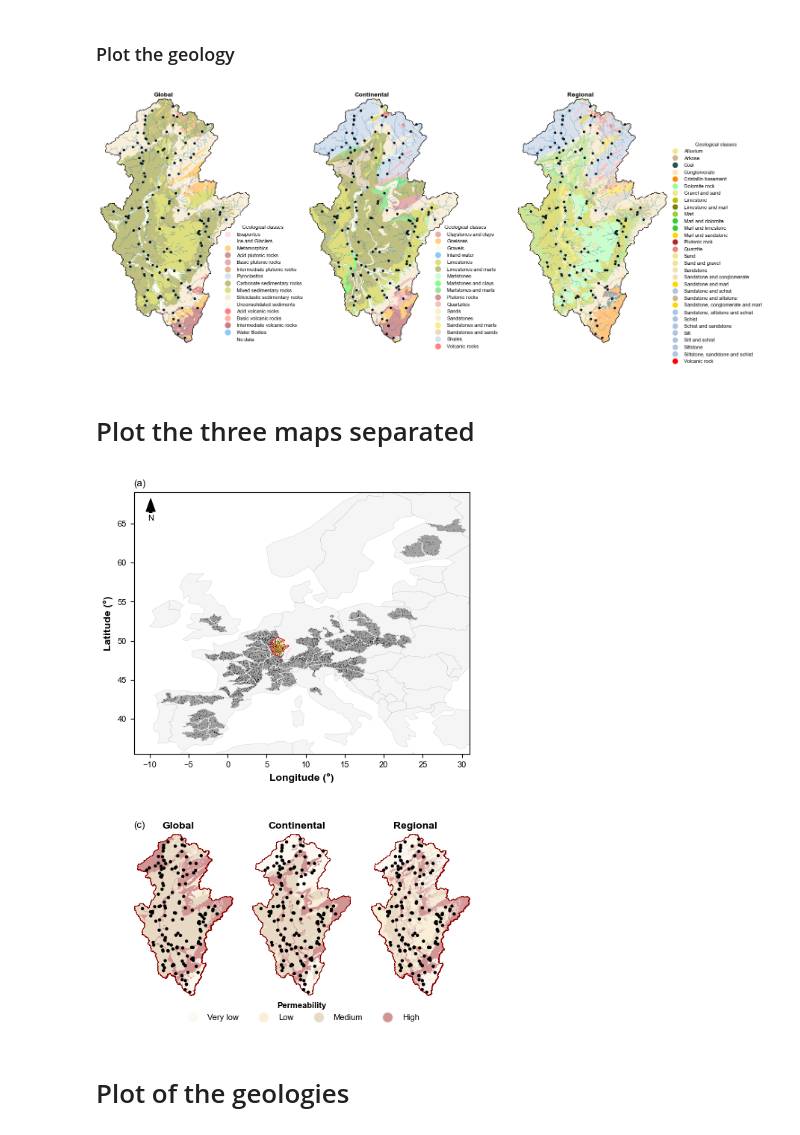
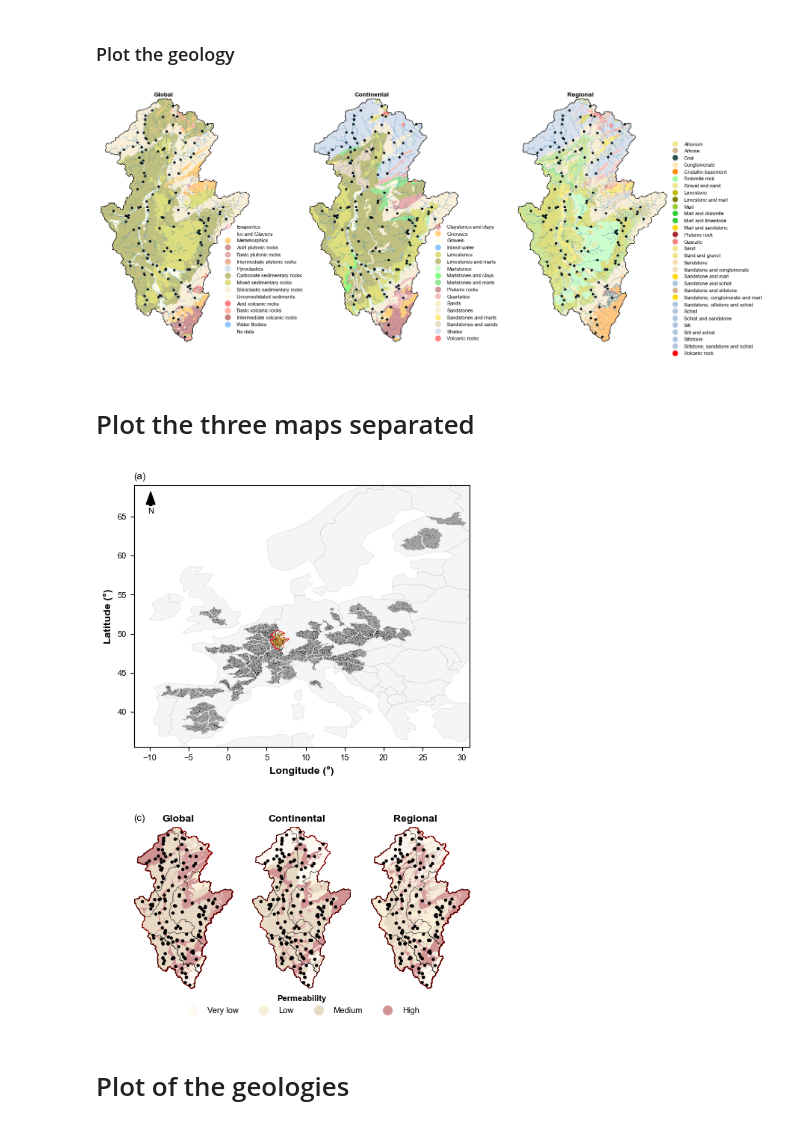
Before and after one commit to thiagovmdon/LSH-quality_geology, a Jupyter notebook: code/Part_D_Moselle_variables_exploration_catchments_Moselle.ipynb, the cells around one changed output. Drawn from its saved outputs; the diff is of its cells as text; code cells hidden in the pictures.

```diff
--- a/code/Part_D_Moselle_variables_exploration_catchments_Moselle.ipynb
+++ b/code/Part_D_Moselle_variables_exploration_catchments_Moselle.ipynb
@@ -466,4 +497,4 @@ estreams_attributes_dfs[catchment]
 # %%
 estreams_attributes_dfs_cat = estreams_attributes_dfs[catchment]
-estreams_attributes_dfs_cat = estreams_attributes_dfs_cat[estreams_attributes_dfs_cat.end_date >= "2009"]
+#estreams_attributes_dfs_cat = estreams_attributes_dfs_cat[estreams_attributes_dfs_cat.end_date >= "2009"]
 estreams_attributes_dfs_cat
@@ -483,7 +529,7 @@ for variable in tqdm.tqdm(estreams_attributes.columns[29:43]):
     for catchment in estreams_attributes_dfs.keys():
 
         estreams_attributes_dfs_cat = estreams_attributes_dfs[catchment]
-        estreams_attributes_dfs_cat = estreams_attributes_dfs_cat[estreams_attributes_dfs_cat.end_date > "2009"]
+        #estreams_attributes_dfs_cat = estreams_attributes_dfs_cat[estreams_attributes_dfs_cat.end_date > "2009"]
         estreams_attributes_dfs_cat = estreams_attributes_dfs_cat[['q_mean',
        'q_runoff_ratio', 'q_elas_Sankarasubramanian', 'slope_sawicz',
        'baseflow_index', 'hfd_mean', 'hfd_std', 'q_5', 'q_95', 'hq_freq',
@@ -9466,7 +9589,7 @@ ax1.set_ylabel('')
 # Create custom legend elements with circles for the first plot
 geology_legend_elements1 = [Line2D([0], [0], marker='o', color='w', markerfacecolor=color, markersize=10, alpha=0.5,
                                    label=cls) for cls, color in color_mapping_glim_legend.items()]
-geology_legend1 = ax1.legend(handles=geology_legend_elements1, title='Geological classes',
+geology_legend1 = ax1.legend(handles=geology_legend_elements1, title='',
                              bbox_to_anchor=(0.79, 0.5), frameon=False)
 
 # Add the geological classes legend back to the first plot
@@ -9506,7 +9629,7 @@ ax2.set_ylabel('')
 # Create custom legend elements with circles for the second plot
 geology_legend_elements2 = [Line2D([0], [0], marker='o', color='w', markerfacecolor=color, markersize=10, alpha=0.5,
                                    label=cls) for cls, color in color_mapping_geology.items()]
-geology_legend2 = ax2.legend(handles=geology_legend_elements2, title='Geological classes',
+geology_legend2 = ax2.legend(handles=geology_legend_elements2, title='',
                              bbox_to_anchor=(0.8, 0.5), frameon=False)
 
 # Add the geological classes legend back to the second plot
@@ -9547,47 +9670,47 @@ ax3.set_ylabel('')
 geology_legend_elements3 = [Line2D([0], [0], marker='o', color='w', markerfacecolor=color, markersize=10, alpha=1,
                                    label=cls) for cls, color in color_mapping_geology_high.items()]
 # Add the legend to the third plot, keeping its current location
-geology_legend3 = ax3.legend(handles=geology_legend_elements3, title='Geological classes',
+geology_legend3 = ax3.legend(handles=geology_legend_elements3, title='',
                              bbox_to_anchor=(0.99, 0.84), frameon=False)
 
 
 # Add the geological classes legend back to the second plot
 #ax3.add_artist(geology_legend3)
 
 
-# Extract color mapping information from the color mapping list
-legend_labels = color_mapping_list[variable][2]
-color_mapping = color_mapping_list[variable][3]
-
-# Extract color mapping information from the color mapping list
-legend_labels = color_mapping_list[variable][2]
-color_mapping = color_mapping_list[variable][3]
+## Extract color mapping information from the color mapping list
+#legend_labels = color_mapping_list[variable][2]
+#color_mapping = color_mapping_list[variable][3]
+#
+## Extract color mapping information from the color mapping list
+#legend_labels = color_mapping_list[variable][2]
+#color_mapping = color_mapping_list[variable][3]
 
 text_to_subplots = ["Global", "Continental", "Regional"]
 i = 0
 for ax in [ax1, ax2, ax3]:
 
     # Hide spines for main plot
     ax.spines['top'].set_visible(False)
     ax.spines['right'].set_visible(False)
     ax.spines['bottom'].set_visible(False)
     ax.spines['left'].set_visible(False)
     ax.set_xticks([])
     ax.set_yticks([])
     ax.spines['left'].set_visible(False)
     # Add text below the plot
     ax.text(0.42, 1.025, text_to_subplots[i], transform=ax.transAxes,
             fontsize=10, ha='center', va='top', color='black', fontweight='bold')
     i = i + 1
 
 fig.tight_layout()
 
 fig.savefig(r'results\figs\fig_3geologies.png', dpi=300, bbox_inches='tight')
 
 # Show the plot
 plt.show()
 # %% [output]
-[figure, old version]
+[figure, new version]
 # %%
 import geopandas as gpd
 import matplotlib.pyplot as plt
@@ -10857,6 +10980,12 @@ FR_selected_gdf.plot(ax=ax3, facecolor='none', edgecolor='darkred', linewidth=0.
 network_estreams_gdf.plot(ax=ax3, color='black', markersize=10, edgecolor='none', linewidth=0.5,
                           label='Measurement Points')
 
+# Select multiple geometries
+FR_selected = catchment_boundaries.set_index("basin_id", inplace=False).loc[["FR003283", "FR003249", "FR000159", "LU000017", "DEBU1957"], "geometry"]
+
+# Create a GeoDataFrame from the selected geometries and set the CRS directly
+FR_selected_gdf = gpd.GeoDataFrame({'geometry': FR_selected}, crs='EPSG:4326')
+
 # Plot the river
 #river_moselle.plot(ax=ax3, linewidth=0.5, label='River network')
 
@@ -10873,6 +11002,9 @@ ax3.set_ylim(y_min, y_max)
 text_to_subplots = ["Global", "Continental", "Regional"]
 i = 0
 for ax in [ax1, ax2, ax3]:
+
+    # Overlay the study area boundaries
+    FR_selected_gdf.plot(ax=ax, facecolor='none', edgecolor='black', linewidth=0.25, label='Sub-catchments')
 
     # Hide spines for main plot
     ax.spines['top'].set_visible(False)
@@ -10915,7 +11047,7 @@ plt.tight_layout()
 
 fig.savefig(r'results\figs\fig_study_area_a.png', dpi=300, bbox_inches='tight')
 # %% [output]
-[figure, old version]
+[figure, new version]
 # %%
 import matplotlib.pyplot as plt
 import geopandas as gpd
```
Also changed, not shown: parts of 18 cells of this notebook, 4 other files.
